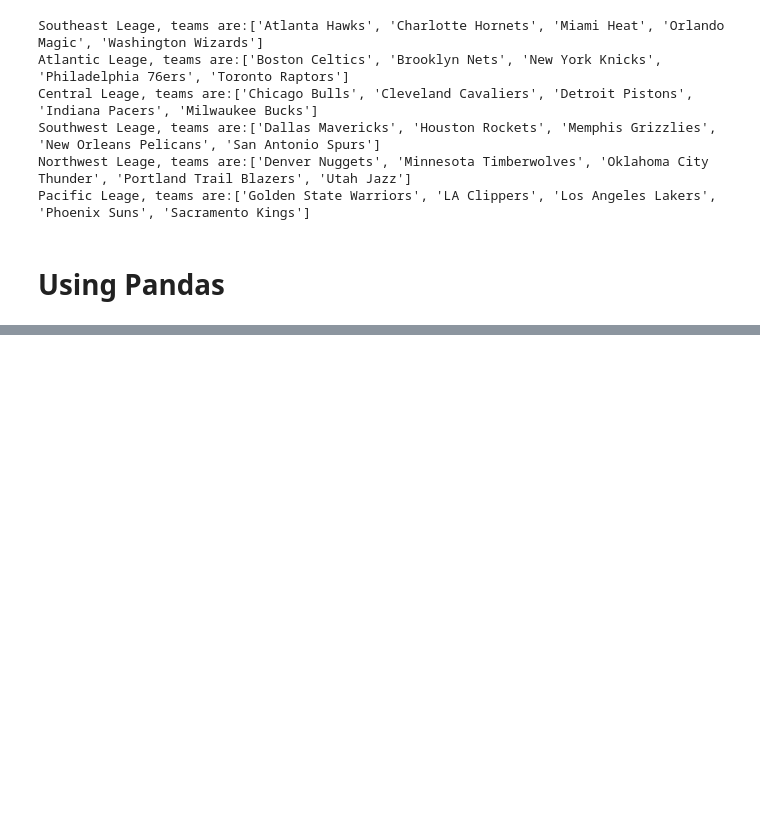
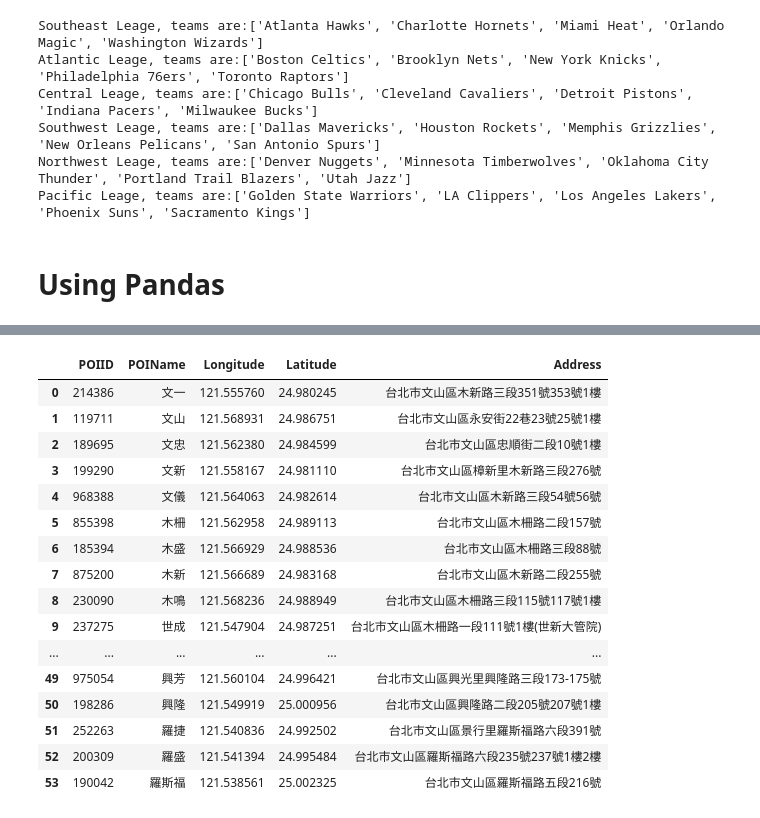
Before and after one commit to YJCheng1210/Data_Mining, a Jupyter notebook: NBA.ipynb, the cells around one changed output, grey strips where cells are left out. Cells and saved outputs as stored; diff of their text form; code cells hidden in the pictures; blank space fills up the shorter version.

```diff
--- a/NBA.ipynb
+++ b/NBA.ipynb
@@ -153,0 +298,12 @@ teams_df[filter].sort_values(by = 'city')     # sort by city
+# %%
+form_data = {
+    'commandid': 'SearchStore',
+    'city': '台北市',
+    'town': '文山區'
+}
+response = requests.post(request_url, data=form_data)
+response_content = response.content
+file = BytesIO(response_content)
+tree = etree.parse(file)
+poi_names = [e.text for e in tree.xpath("//POIName")]
+print(poi_names)
@@ -153,0 +312,31 @@ teams_df[filter].sort_values(by = 'city')     # sort by city
+# %%
+import time
+import random
+
+tp_711_stores = {}
+for town in town_names:
+    form_data = {
+        "commandid": "SearchStore",
+        "city": "台北市",
+        "town": town
+    }
+    r = requests.post("https://emap.pcsc.com.tw/EMapSDK.aspx", data=form_data)
+    f = BytesIO(r.content)
+    tree = etree.parse(f)
+    poi_ids = [t.text.strip() for t in tree.xpath("//POIID")]
+    poi_names = [t.text for t in tree.xpath("//POIName")]
+    lons = [float(t.text)/1000000 for t in tree.xpath("//X")]
+    lats = [float(t.text)/1000000 for t in tree.xpath("//Y")]
+    adds = [t.text for t in tree.xpath("//Address")]
+    tp_711_stores[town] = []
+    for poi_id, poi_name, lon, lat, add in zip(poi_ids, poi_names, lons, lats, adds):
+        store_info = {
+            "POIID": poi_id,
+            "POIName": poi_name,
+            "Longitude": lon,
+            "Latitude": lat,
+            "Address": add
+        }
+        tp_711_stores[town].append(store_info)
+    time.sleep(random.randint(1, 6))
+    print("Scraping {}".format(town))
@@ -153,0 +356,20 @@ teams_df[filter].sort_values(by = 'city')     # sort by city
+# %%
+pd.DataFrame(tp_711_stores['文山區'])
+# %% [output]
+|  | POIID | POIName | Longitude | Latitude | Address |
+| 0 | 214386 | 文一 | 121.555760 | 24.980245 | 台北市文山區木新路三段351號353號1樓 |
+| 1 | 119711 | 文山 | 121.568931 | 24.986751 | 台北市文山區永安街22巷23號25號1樓 |
+| 2 | 189695 | 文忠 | 121.562380 | 24.984599 | 台北市文山區忠順街二段10號1樓 |
+| 3 | 199290 | 文新 | 121.558167 | 24.981110 | 台北市文山區樟新里木新路三段276號 |
+| 4 | 968388 | 文儀 | 121.564063 | 24.982614 | 台北市文山區木新路三段54號56號 |
+| 5 | 855398 | 木柵 | 121.562958 | 24.989113 | 台北市文山區木柵路二段157號 |
+| 6 | 185394 | 木盛 | 121.566929 | 24.988536 | 台北市文山區木柵路三段88號 |
+| 7 | 875200 | 木新 | 121.566689 | 24.983168 | 台北市文山區木新路二段255號 |
+| 8 | 230090 | 木鳴 | 121.568236 | 24.988949 | 台北市文山區木柵路三段115號117號1樓 |
+| 9 | 237275 | 世成 | 121.547904 | 24.987251 | 台北市文山區木柵路一段111號1樓(世新大管院) |
+| ... | ... | ... | ... | ... | ... |
+| 49 | 975054 | 興芳 | 121.560104 | 24.996421 | 台北市文山區興光里興隆路三段173-175號 |
+| 50 | 198286 | 興隆 | 121.549919 | 25.000956 | 台北市文山區興隆路二段205號207號1樓 |
+| 51 | 252263 | 羅捷 | 121.540836 | 24.992502 | 台北市文山區景行里羅斯福路六段391號 |
+| 52 | 200309 | 羅盛 | 121.541394 | 24.995484 | 台北市文山區羅斯福路六段235號237號1樓2樓 |
+| 53 | 190042 | 羅斯福 | 121.538561 | 25.002325 | 台北市文山區羅斯福路五段216號 |
```
Also changed, not shown: parts of 14 cells of this notebook.
